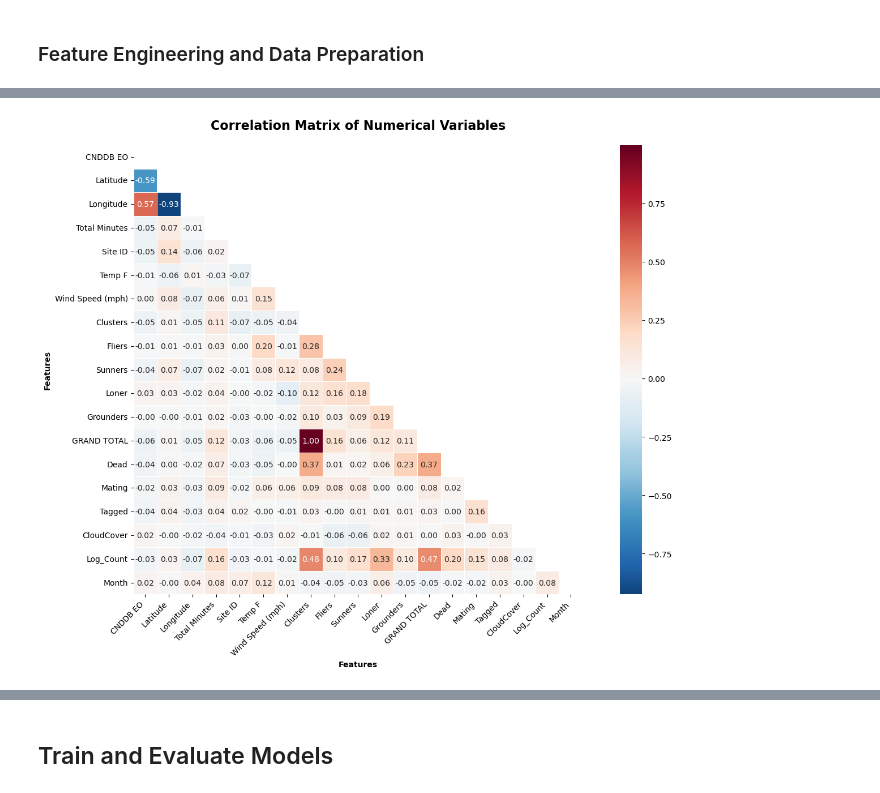
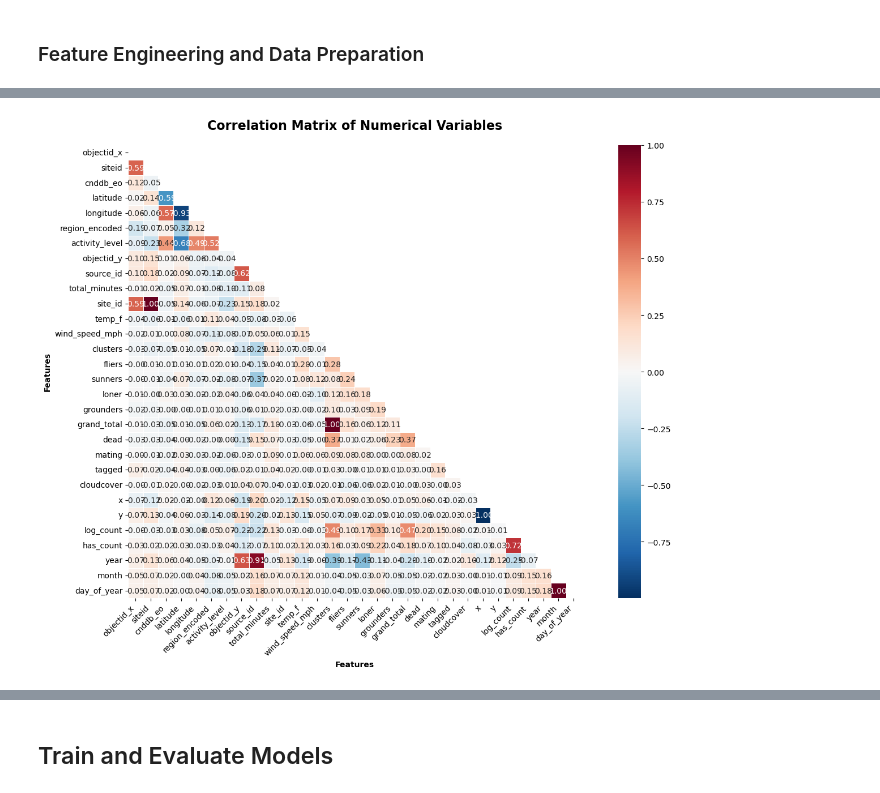
Before and after one commit to ijoel/berkeley-mlai-capstone-draft, a Jupyter notebook: Western_Monarch_Counts_EDA.ipynb, the cells around one changed output, grey strips where cells are left out. Drawn from its saved outputs; the diff is of its cells as text; code cells hidden in the pictures.

```diff
--- a/Western_Monarch_Counts_EDA.ipynb
+++ b/Western_Monarch_Counts_EDA.ipynb
@@ -293,8 +311,8 @@ plt.show()
 [figure]
 # %%
 # Time series plot
-counts_df['Observation Date'] = pd.to_datetime(counts_df['Observation Date'], errors='coerce')
-monthly_totals = counts_df.groupby(counts_df['Observation Date'].dt.to_period('M'))['GRAND TOTAL'].sum()
+counts_df['observation_date'] = pd.to_datetime(counts_df['observation_date'], errors='coerce')
+monthly_totals = counts_df.groupby(counts_df['observation_date'].dt.to_period('M'))['grand_total'].sum()
 
 plt.figure(figsize=(8,6))
 plt.plot(monthly_totals.index.to_timestamp(), monthly_totals.values, marker='o', linewidth=2)
@@ -428,27 +410,20 @@ Columns in sites ML dataset: Index(['Latitude', 'Longitude', 'Region_Encoded'],
 # %%
-# ML-Ready Counts datasets
-ml_sites_df = counts_processed.copy()
+# ML-Ready Counts data
+ml_counts_df = counts_df.copy()
 
 feature_cols = []
-# date_cols = [col for col in ml_sites_df.columns if 'date' in col.lower() or 'Date' in col]
-#print(f"date_cols: {date_cols}")
 
-if date_cols:
-    date_col = "Observation Date"
-    ml_sites_df['Year'] = ml_sites_df[date_col].dt.year
-    ml_sites_df['Month'] = ml_sites_df[date_col].dt.month
-    ml_sites_df['DayOfYear'] = ml_sites_df[date_col].dt.dayofyear
-    feature_cols.extend(['Year', 'Month', 'DayOfYear'])
+date_col = "observation_date"
+ml_counts_df['year'] = ml_counts_df[date_col].dt.year
+ml_counts_df['month'] = ml_counts_df[date_col].dt.month
+ml_counts_df['day_of_year'] = ml_counts_df[date_col].dt.dayofyear
+feature_cols.extend(['year', 'month', 'day_of_year'])
 
-# Add "Log_Count"
-ml_sites_df['Log_Count'] = np.log1p(ml_sites_df["GRAND TOTAL"])
-feature_cols.append('Log_Count')
+target = ml_counts_df['log_count']
 
-target = ml_sites_df['Count_Category']
-
-X_counts = ml_sites_df[feature_cols]
+X_counts = ml_counts_df[feature_cols]
 y_counts = target
 
-print(f"Counts ML dataset: {X_counts.shape if X_counts is not None else 'None'}")
+print(f"Counts ML dataset: {X_counts.shape}")
 print(f"Columns in sites ML dataset: {X_counts.columns}")
 # %% [output]
@@ -492,25 +463,20 @@ Columns in joined ML dataset: Index(['Latitude', 'Longitude', 'Log_Count', 'Mont
 # %%
 # Correlation Analysis
-#numerical_cols = joined_df.drop('High_Activity', axis=1).select_dtypes(include=[np.number]).columns.tolist()
-
-numerical_cols = ['CNDDB EO','Latitude','Longitude','Total Minutes','Site ID','Temp F','Wind Speed (mph)','Clusters',
-                  'Fliers','Sunners','Loner','Grounders','GRAND TOTAL','Dead','Mating','Tagged','CloudCover','Log_Count','Month']
-numerical_data = joined_df[numerical_cols]
+numerical_data = joined_df.select_dtypes(include=["float64", "int32", "int64"])
 correlation_matrix = numerical_data.corr()
 
-# heatmap
 plt.figure(figsize=(14, 10))
-mask = np.triu(np.ones_like(correlation_matrix, dtype=bool))  # Mask upper triangle
+mask = np.triu(np.ones_like(correlation_matrix, dtype=bool))  # mask upper
 heatmap = sns.heatmap(correlation_matrix, mask=mask, annot=True, cmap='RdBu_r',
                       center=0, square=True, fmt='.2f',
                       linewidths=0.5)
 plt.title('Correlation Matrix of Numerical Variables',
           fontsize=16, fontweight='bold', pad=20)
 plt.xlabel('Features', fontweight='bold')
 plt.ylabel('Features', fontweight='bold')
 plt.xticks(rotation=45, ha='right')
 plt.yticks(rotation=0)
 plt.tight_layout()
 plt.show()
 # %% [output]
-[figure, old version]
+[figure, new version]
```
Also changed, not shown: parts of 34 cells of this notebook.
